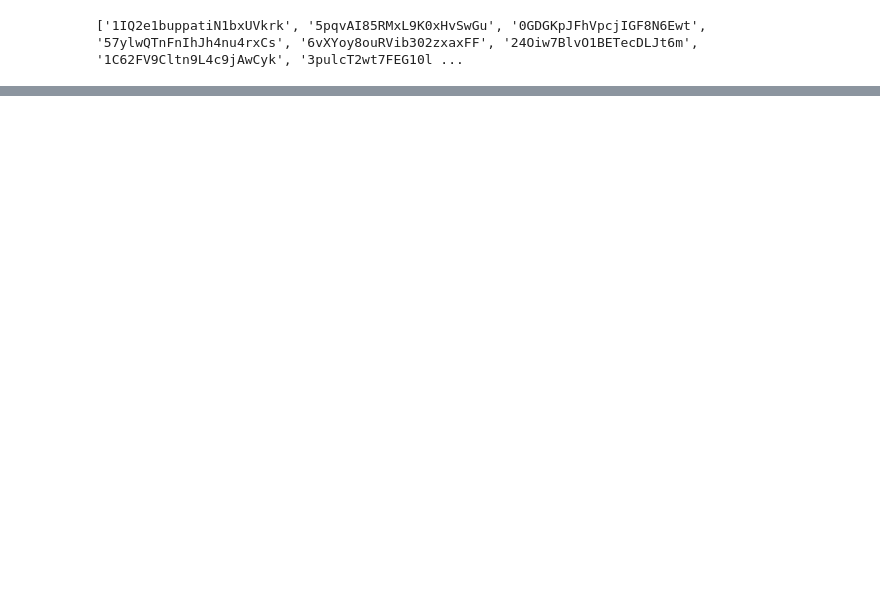
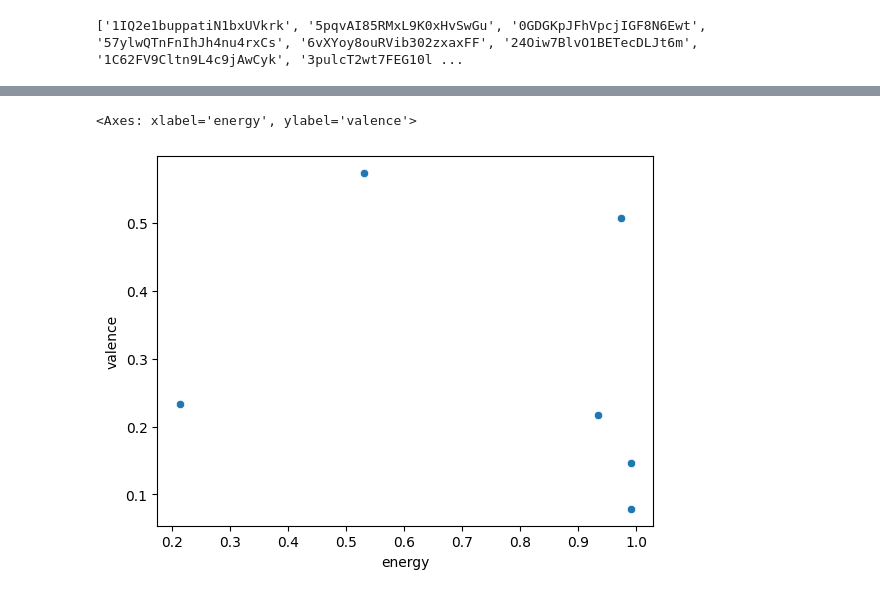
Before and after one commit to chainReactionCol/newRep, a Jupyter notebook: spotifyApiConnection.ipynb, the cells around one changed output, grey strips where cells are left out. Saved outputs shown, nothing was run; the diff lists cells and outputs as text; code cells hidden in the pictures; blank space fills up the shorter version.

```diff
--- a/spotifyApiConnection.ipynb
+++ b/spotifyApiConnection.ipynb
@@ -388,0 +592,2 @@ df_METAL_artists.loc[df_METAL_artists['Name']=='Suffocation']
+# %%
+tracks_df=pd.DataFrame(tracks)
@@ -388,0 +604,2 @@ df_METAL_artists.loc[df_METAL_artists['Name']=='Suffocation']
+# %%
+BMR_Tracks_List=tracks_df['id'].tolist()
@@ -388,0 +658,36 @@ df_METAL_artists.loc[df_METAL_artists['Name']=='Suffocation']
+# %%
+def extract_features_to_dataframe(response_data):
+    features_list = []
+
+    # Asumiendo que response_data es una lista de diccionarios
+    for audio_features in response_data:
+        # Extraer la información relevante
+        features_info = {
+            'acousticness': audio_features['acousticness'],
+            'danceability': audio_features['danceability'],
+            'duration_ms': audio_features['duration_ms'],
+            'energy': audio_features['energy'],
+            'id': audio_features['id'],
+            'instrumentalness': audio_features['instrumentalness'],
+            'liveness': audio_features['liveness'],
+            'loudness': audio_features['loudness'],
+            'speechiness': audio_features['speechiness'],
+            'valence': audio_features['valence'],
+        }
+        # Agregar a la lista
+        features_list.append(features_info)
+
+    # Convertir lista en DataFrame
+    df_tracks_features = pd.DataFrame(features_list)
+
+    return df_tracks_features
+# %%
+batch_size = 50  # Spotify API limit
+df_BMR_Features = pd.DataFrame()  # DataFrame vacío para almacenar los datos
+
+# Procesar los artist IDs en batches
+for i in range(0, len(BMR_Tracks_List), batch_size):
+    batch_ids = BMR_Tracks_List[i:i+batch_size]
+    batch_data = get_features_from_tracks(token, batch_ids, batch_size)
+    df_batch = extract_features_to_dataframe(batch_data)  # Asumiendo que esta función ya está definida
+    df_BMR_Features = pd.concat([df_BMR_Features, df_batch], ignore_index=True)
@@ -388,0 +704,5 @@ df_METAL_artists.loc[df_METAL_artists['Name']=='Suffocation']
+# %%
+sns.scatterplot(data=df_BMR_Features,x='energy',y='valence')
+# %% [output]
+<Axes: xlabel='energy', ylabel='valence'>
+[figure, added]
```
Also changed, not shown: parts of 23 cells of this notebook, 2 other files.
